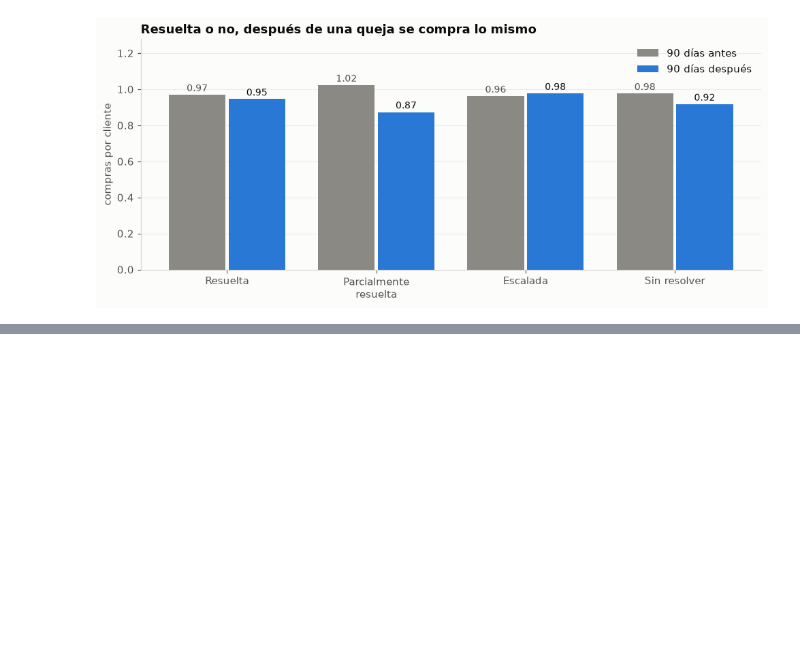
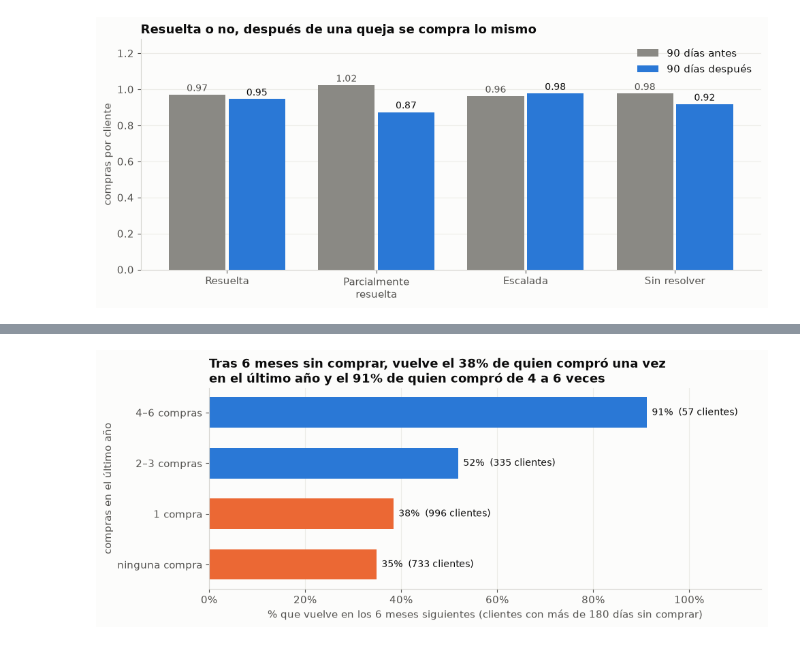
Before and after one commit to mathiascg05/retail-intelligence, a Jupyter notebook: notebooks/03_fugas.ipynb, the cells around one changed output, grey strips where cells are left out. Drawn from its saved outputs; the diff is of its cells as text; code cells hidden in the pictures; blank space fills up the shorter version.

```diff
--- a/notebooks/03_fugas.ipynb
+++ b/notebooks/03_fugas.ipynb
@@ -771,0 +566,24 @@ plt.show()
+# %%
+# Valor en riesgo, con IC bootstrap (se remuestrean los clientes de la foto del 30-jun-2024,
+# se recalcula la tabla de retorno, y se remuestrean los clientes en riesgo)
+def perdida(f_hist, f_hoy):
+    r = proyectar(f_hoy, tabla_retorno(f_hist))
+    return r[r.recurrente].ingreso_perdido.sum()
+
+boot = []
+for _ in range(300):
+    fh = f24.sample(len(f24), replace=True, random_state=rng.integers(1e9)).reset_index(drop=True)
+    fr = hoy.sample(len(hoy), replace=True, random_state=rng.integers(1e9)).reset_index(drop=True)
+    boot.append(perdida(fh, fr))
+
+rec = riesgo[riesgo.recurrente]
+v = rec.groupby("segmento").agg(en_riesgo=("p_vuelve", "size"), p_vuelve=("p_vuelve", "mean"),
+                                gasto_semestral=("gasto_semestral", "mean"), ingreso_perdido=("ingreso_perdido", "sum"))
+v["% del total"] = 100 * v.ingreso_perdido / v.ingreso_perdido.sum()
+v = v.sort_values("ingreso_perdido", ascending=False)
+print("Clientes recurrentes en riesgo, por segmento del archivo (solo para describir):")
+print(v.round({"p_vuelve": 2, "gasto_semestral": 0, "ingreso_perdido": 0, "% del total": 1}).to_string())
+por_tipo = riesgo.groupby("tipo").agg(en_riesgo=("p_vuelve", "size"), p_vuelve=("p_vuelve", "mean"), ingreso_perdido=("ingreso_perdido", "sum"))
+print("\nPor tipo de cliente:")
+print(por_tipo.round({"p_vuelve": 2, "ingreso_perdido": 0}).to_string())
+print("\nClientes con una sola compra en riesgo, por segmento del archivo:", riesgo[~riesgo.recurrente].segmento.value_counts().to_dict())
@@ -771,0 +612,21 @@ plt.show()
+# %%
+# Gráfico: % que vuelve en 6 meses entre los que llevaban más de 180 días sin comprar, por compras en el último año
+q = quien_vuelve[quien_vuelve.clientes >= 30]          # grupos con suficientes clientes
+fig, ax = plt.subplots(figsize=(10, 4.2))
+y = np.arange(len(q))
+ax.barh(y, 100 * q.vuelve, color=[NARANJA if g in ("ninguna", "1 compra") else AZUL for g in q.index], height=0.6)
+for i, (g, f) in enumerate(q.iterrows()):
+    ax.text(100 * f.vuelve + 1, i, f"{100 * f.vuelve:.0f}%  ({int(f.clientes)} clientes)", va="center", fontsize=10)
+ax.set_yticks(y, [{"ninguna": "ninguna compra", "1 compra": "1 compra"}.get(g, f"{g} compras") for g in q.index])
+ax.set_ylabel("compras en el último año")
+ax.set_xlim(0, 115)
+ax.xaxis.set_major_formatter(lambda v, _: f"{v:.0f}%")
+ax.set_xlabel("% que vuelve en los 6 meses siguientes (clientes con más de 180 días sin comprar)")
+uno, cuatro = 100 * q.loc["1 compra", "vuelve"], 100 * q.loc["4–6", "vuelve"]
+ax.set_title(f"Tras 6 meses sin comprar, vuelve el {uno:.0f}% de quien compró una vez\nen el último año y el {cuatro:.0f}% de quien compró de 4 a 6 veces")
+ax.grid(axis="y", visible=False)
+fig.tight_layout()
+fig.savefig(FIG / "a3_retorno_compras.png", dpi=150)
+plt.show()
+# %% [output]
+[figure, added]
```
Also changed, not shown: parts of 22 cells of this notebook, 4 other files.
